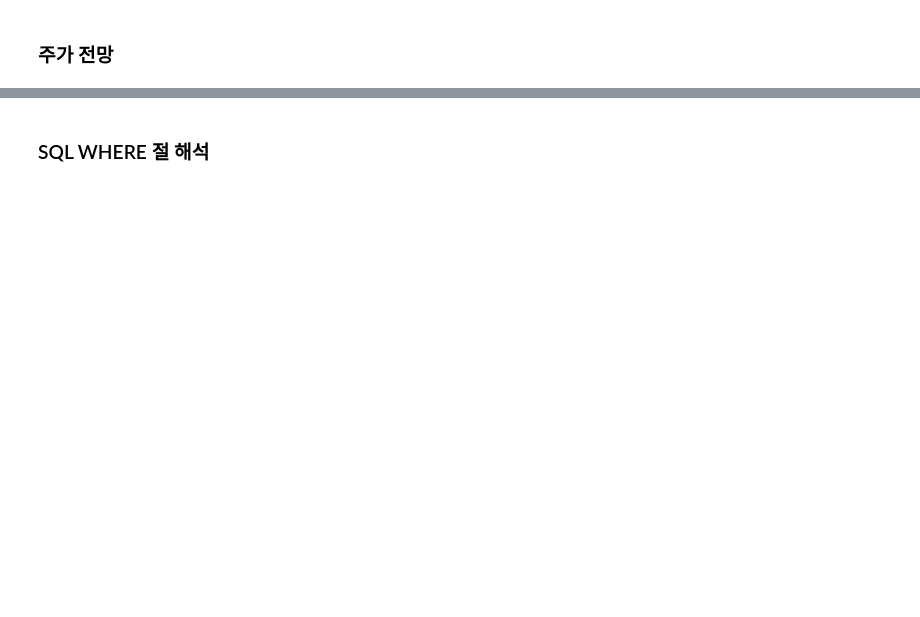
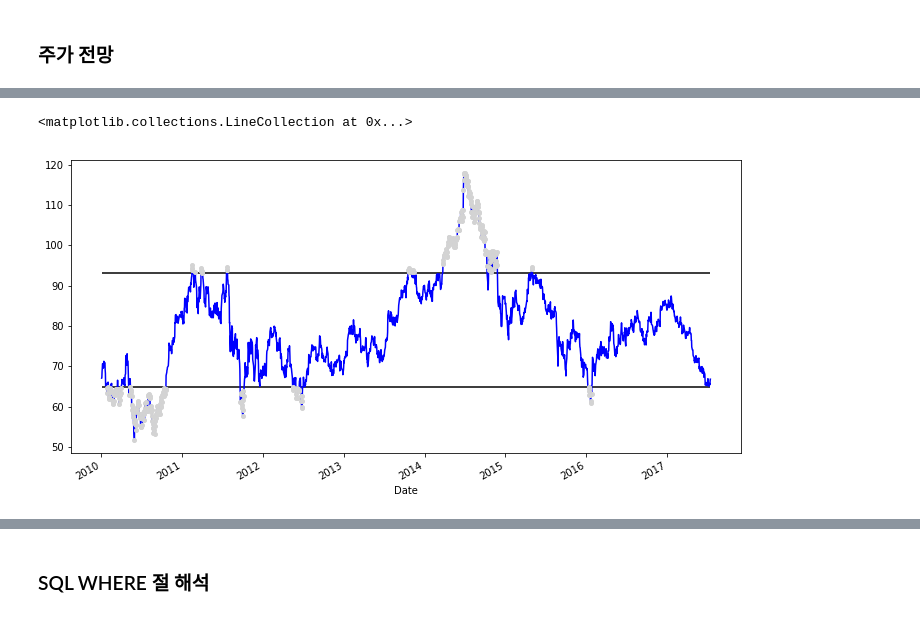
Before and after one commit to liberalapes/pandas_cookbook, a Jupyter notebook: 05장 불리언 인덱싱.ipynb, the cells around one changed output, grey strips where cells are left out. Saved outputs shown, nothing was run; the diff lists cells and outputs as text; code cells hidden in the pictures; blank space fills up the shorter version.

```diff
--- a/05장 불리언 인덱싱.ipynb
+++ b/05장 불리언 인덱싱.ipynb
@@ -201,0 +395,5 @@ True
+# %%
+upper_10 = slb_summary.loc['90%']
+upper_10
+
+# 상위 10% 선택
@@ -201,0 +402,5 @@ True
+# %%
+lower_10 = slb_summary.loc['10%']
+lower_10
+
+# 하위 10% 선택
@@ -201,0 +409,3 @@ True
+# %%
+criteria = (slb_close < lower_10) | (slb_close > upper_10)
+criteria.head()
@@ -201,0 +420,3 @@ True
+# %%
+slb_top_bottom_10 = slb_close[criteria]
+slb_top_bottom_10.head()
@@ -201,0 +431,11 @@ True
+# %%
+slb_close.plot(color = 'blue', figsize=(12,6))
+slb_top_bottom_10.plot(marker = 'o', style='  ', ms = 4, color= 'lightgray')
+xmin= criteria.index[0]
+xmax= criteria.index[-1]
+
+import matplotlib.pyplot as plt
+plt.hlines(y=[lower_10, upper_10], xmin = xmin, xmax = xmax, color = 'black')
+# %% [output]
+<matplotlib.collections.LineCollection at 0x...>
+[figure, added]
```
Also changed, not shown: parts of 40 cells of this notebook.
